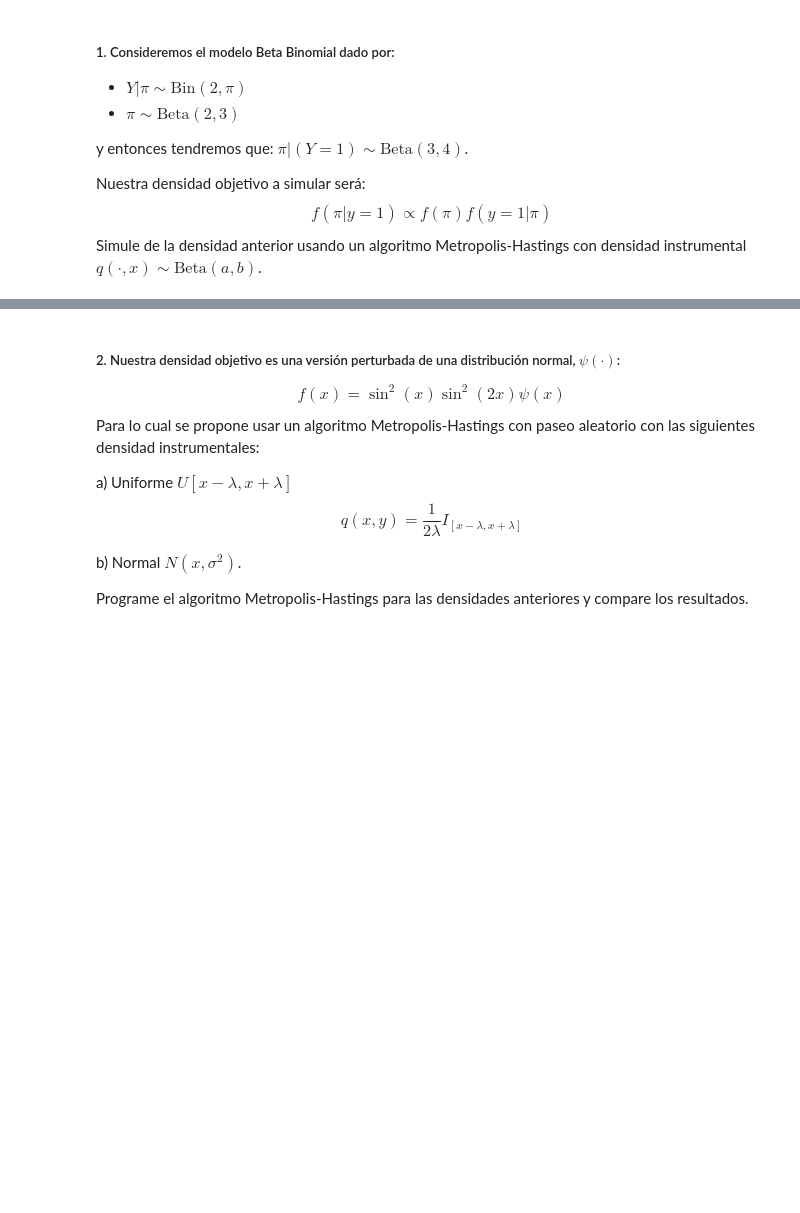
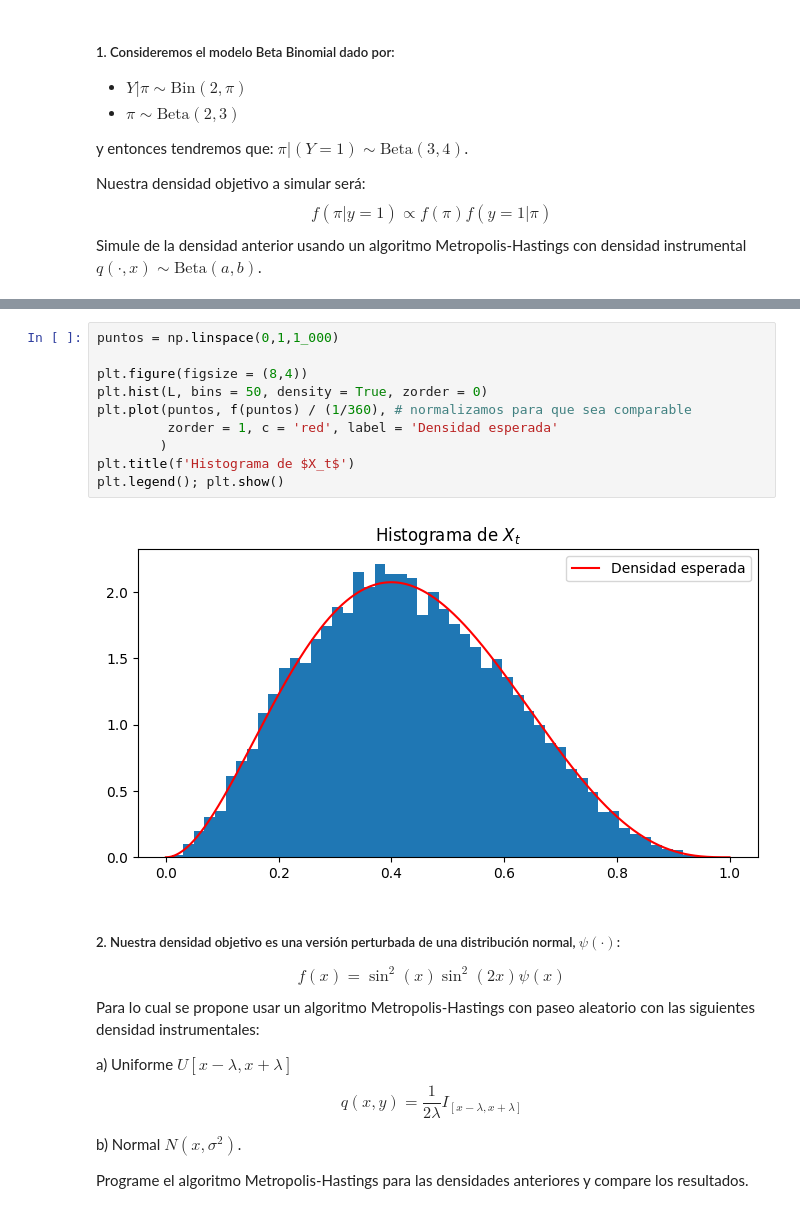
Before and after one commit to AlejandroVillazonG/MAT468, a Jupyter notebook: labs/lab5.ipynb, the cells around one changed output, grey strips where cells are left out. Drawn from its saved outputs; the diff is of its cells as text; blank space fills up the shorter version.

```diff
--- a/labs/lab5.ipynb
+++ b/labs/lab5.ipynb
@@ -19,3 +56,15 @@ Simule de la densidad anterior usando un algoritmo Metropolis-Hastings con densi
+# %%
+puntos = np.linspace(0,1,1_000)
+
+plt.figure(figsize = (8,4))
+plt.hist(L, bins = 50, density = True, zorder = 0)
+plt.plot(puntos, f(puntos) / (1/360), # normalizamos para que sea comparable
+         zorder = 1, c = 'red', label = 'Densidad esperada'
+        )
+plt.title(f'Histograma de $X_t$')
+plt.legend(); plt.show()
+# %% [output]
+[figure, added]
 # %% [markdown]
 ##### 2. Nuestra densidad objetivo es una versión perturbada de una distribución normal, $\psi(\cdot)$:
 
```
Also changed, not shown: parts of 14 cells of this notebook.
